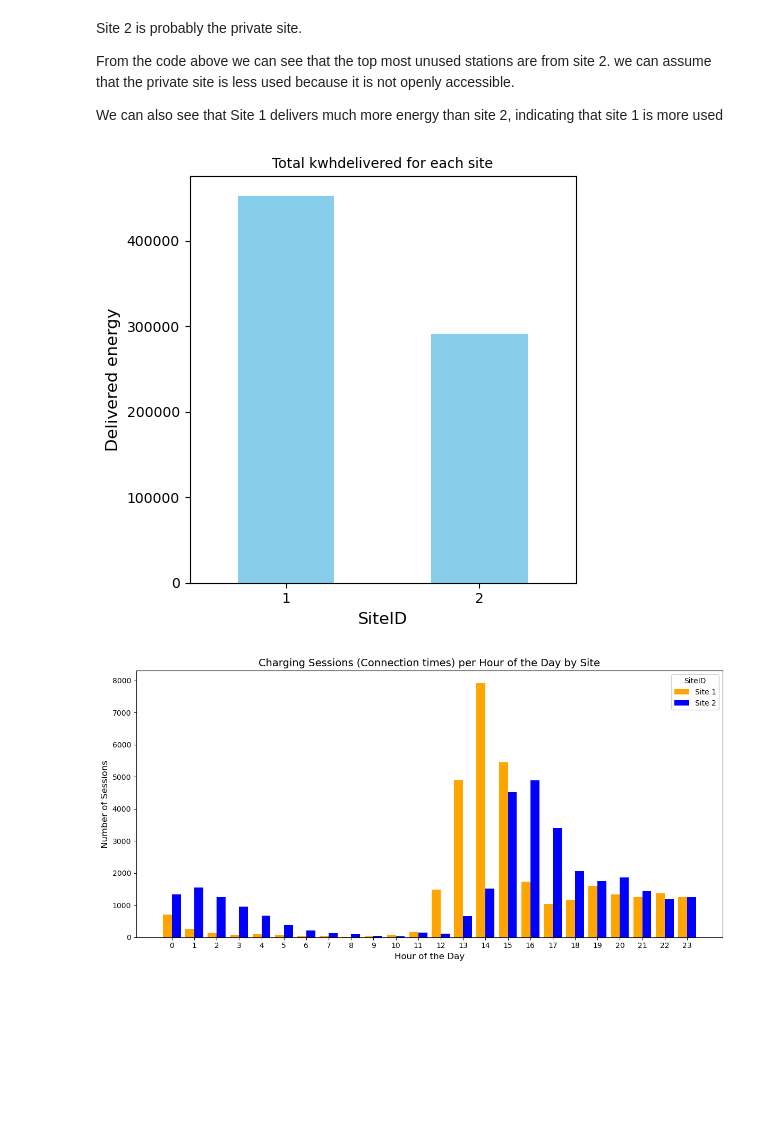
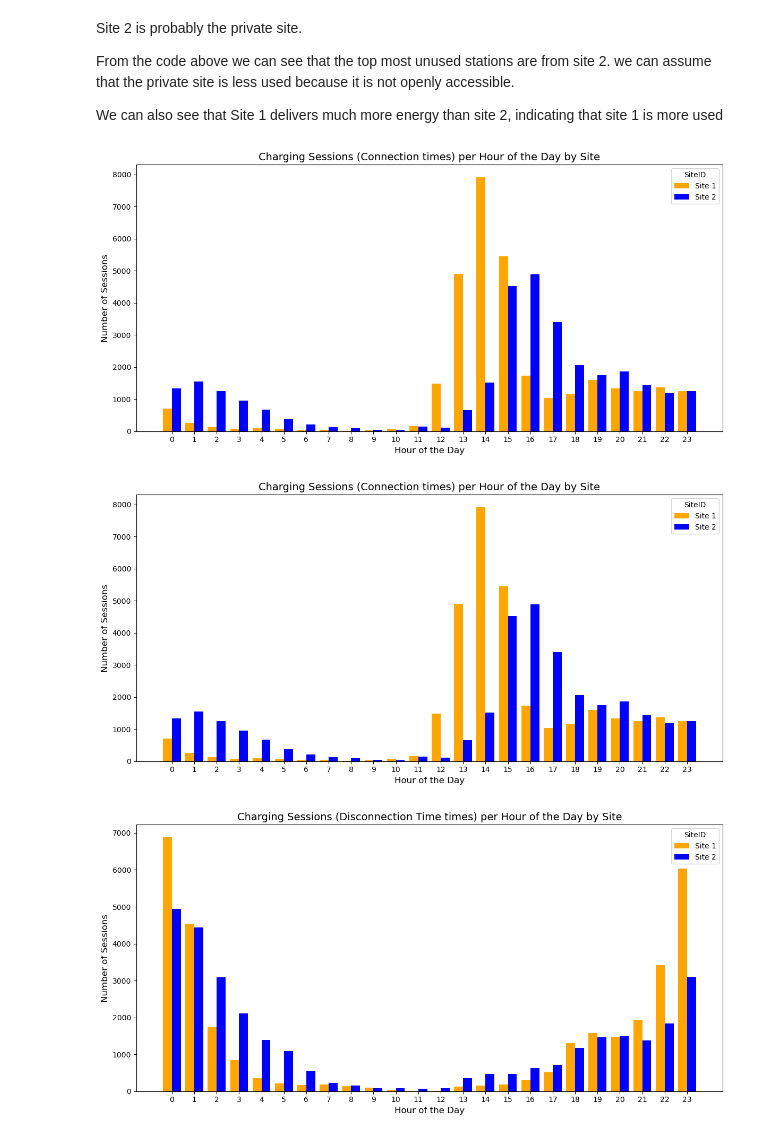
Before and after one commit to Vigro08/AA-Team-Assignment, a Jupyter notebook: Tasks/02_Descriptive_Analysis.ipynb, the cells around one changed output. Drawn from its saved outputs; the diff is of its cells as text; code cells hidden in the pictures; blank space fills up the shorter version.

Commit message:
add disconnectionTime for site analysis

```diff
--- a/Tasks/02_Descriptive_Analysis.ipynb
+++ b/Tasks/02_Descriptive_Analysis.ipynb
@@ -1002,47 +985,96 @@ Site 2 is probably the private site.
 From the code above we can see that the top most unused stations are from site 2. we can assume that the private site is less used because it is not openly accessible.
 
 We can also see that Site 1 delivers much more energy than site 2, indicating that site 1 is more used
-# %%
-charging.head()
-null_counts_per_site = charging.groupby('siteID')["kWhDelivered"].apply(lambda x: x.sum())
-null_counts_per_site.plot(kind='bar', color='skyblue', figsize=(5, 5))
-
-plt.title('Total kwhdelivered for each site', fontsize=10)
-plt.ylabel('Delivered energy', fontsize=12)
-plt.xlabel('SiteID', fontsize=12)
-plt.xticks(rotation=0, fontsize=10)
-plt.tight_layout()
-plt.show()
-# %% [output]
-[figure, removed]
 # %%
 # Group by hour_of_day of connection time and siteID
 sessions_per_hour_site = charging.groupby(['hour_of_day', 'siteID']).size().unstack(fill_value=0)
 
 # Set up the figure
 plt.figure(figsize=(12, 6))
 
 # Define the bar width
 bar_width = 0.4
 
 # Create x positions for bars
 x = np.arange(24)
 
 # Plot bars for each siteID
 plt.bar(x - bar_width / 2, sessions_per_hour_site[1], width=bar_width, label='Site 1', color='orange')
 plt.bar(x + bar_width / 2, sessions_per_hour_site[2], width=bar_width, label='Site 2', color='blue')
 
 # Add labels and title
 plt.xticks(range(0, 24), range(0, 24), rotation=0)
 plt.title('Charging Sessions (Connection times) per Hour of the Day by Site', fontsize=14)
 plt.xlabel('Hour of the Day', fontsize=12)
 plt.ylabel('Number of Sessions', fontsize=12)
 
 # Add a legend
 plt.legend(title='SiteID')
 
 # Adjust layout and display the plot
 plt.tight_layout()
 plt.show()
+
+
+
+
+
+
+
+# Group by hour_of_day of connection time and siteID
+sessions_per_hour_site = charging.groupby(['hour_of_day', 'siteID']).size().unstack(fill_value=0)
+
+# Set up the figure
+plt.figure(figsize=(12, 6))
+
+# Define the bar width
+bar_width = 0.4
+
+# Create x positions for bars
+x = np.arange(24)
+
+# Plot bars for each siteID
+plt.bar(x - bar_width / 2, sessions_per_hour_site[1], width=bar_width, label='Site 1', color='orange')
+plt.bar(x + bar_width / 2, sessions_per_hour_site[2], width=bar_width, label='Site 2', color='blue')
+
+# Add labels and title
+plt.xticks(range(0, 24), range(0, 24), rotation=0)
+plt.title('Charging Sessions (Connection times) per Hour of the Day by Site', fontsize=14)
+plt.xlabel('Hour of the Day', fontsize=12)
+plt.ylabel('Number of Sessions', fontsize=12)
+
+# Add a legend
+plt.legend(title='SiteID')
+
+# Adjust layout and display the plot
+plt.tight_layout()
+plt.show()
+
+
+
+
+
+#Do the same for disconnectTime
+
+charging['disconnectHour'] = charging['disconnectTime'].dt.hour
+sessions_per_hour_site = charging.groupby(['disconnectHour', 'siteID']).size().unstack(fill_value=0)
+
+plt.figure(figsize=(12, 6))
+bar_width = 0.4
+x = np.arange(24)
+
+plt.bar(x - bar_width / 2, sessions_per_hour_site[1], width=bar_width, label='Site 1', color='orange')
+plt.bar(x + bar_width / 2, sessions_per_hour_site[2], width=bar_width, label='Site 2', color='blue')
+plt.xticks(range(0, 24), range(0, 24), rotation=0)
+plt.title('Charging Sessions (Disconnection Time times) per Hour of the Day by Site', fontsize=14)
+plt.xlabel('Hour of the Day', fontsize=12)
+plt.ylabel('Number of Sessions', fontsize=12)
+
+plt.legend(title='SiteID')
+
+plt.tight_layout()
+plt.show()
 # %% [output]
 [figure]
+[figure, added]
+[figure, added]
```
Also changed, not shown: parts of 3 cells of this notebook, 1 other file.
